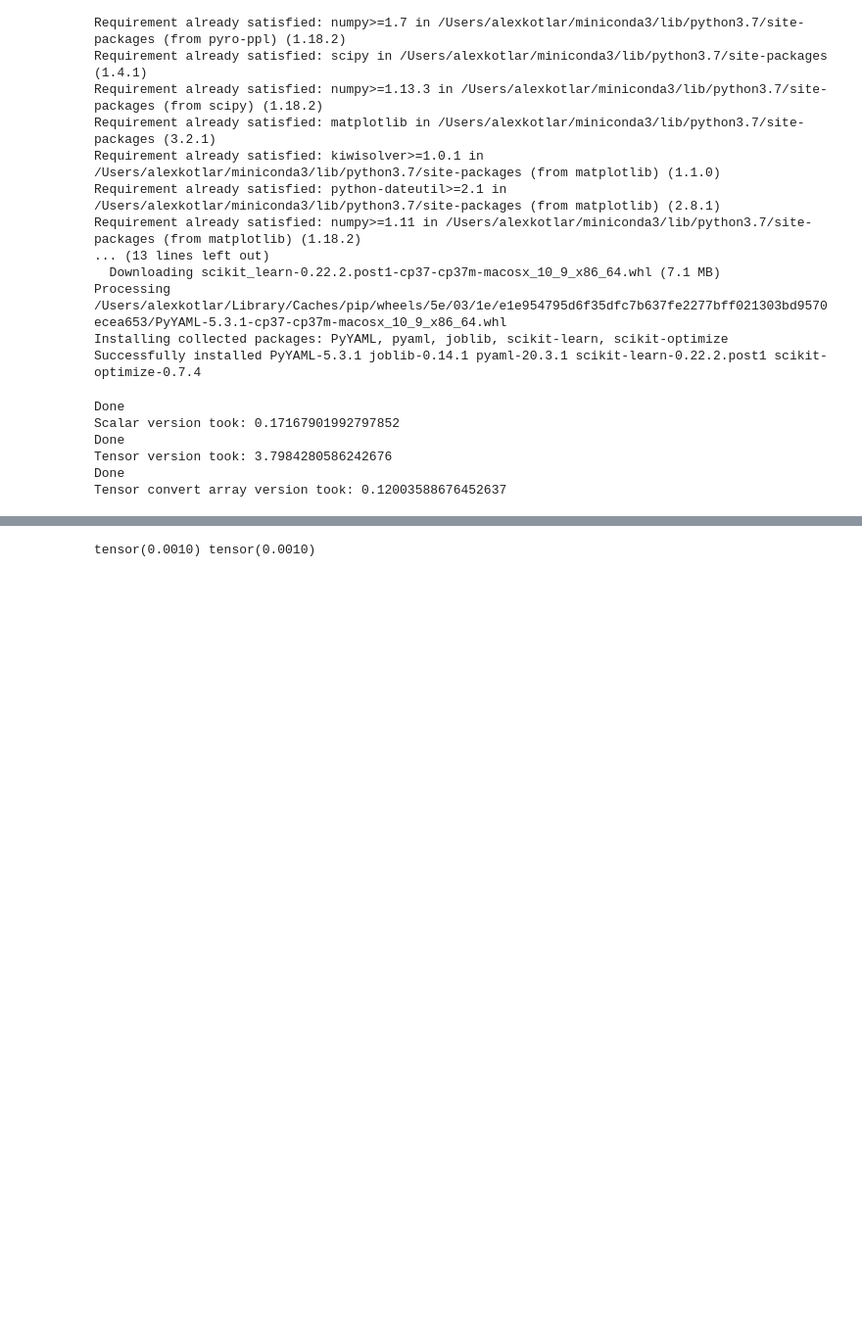
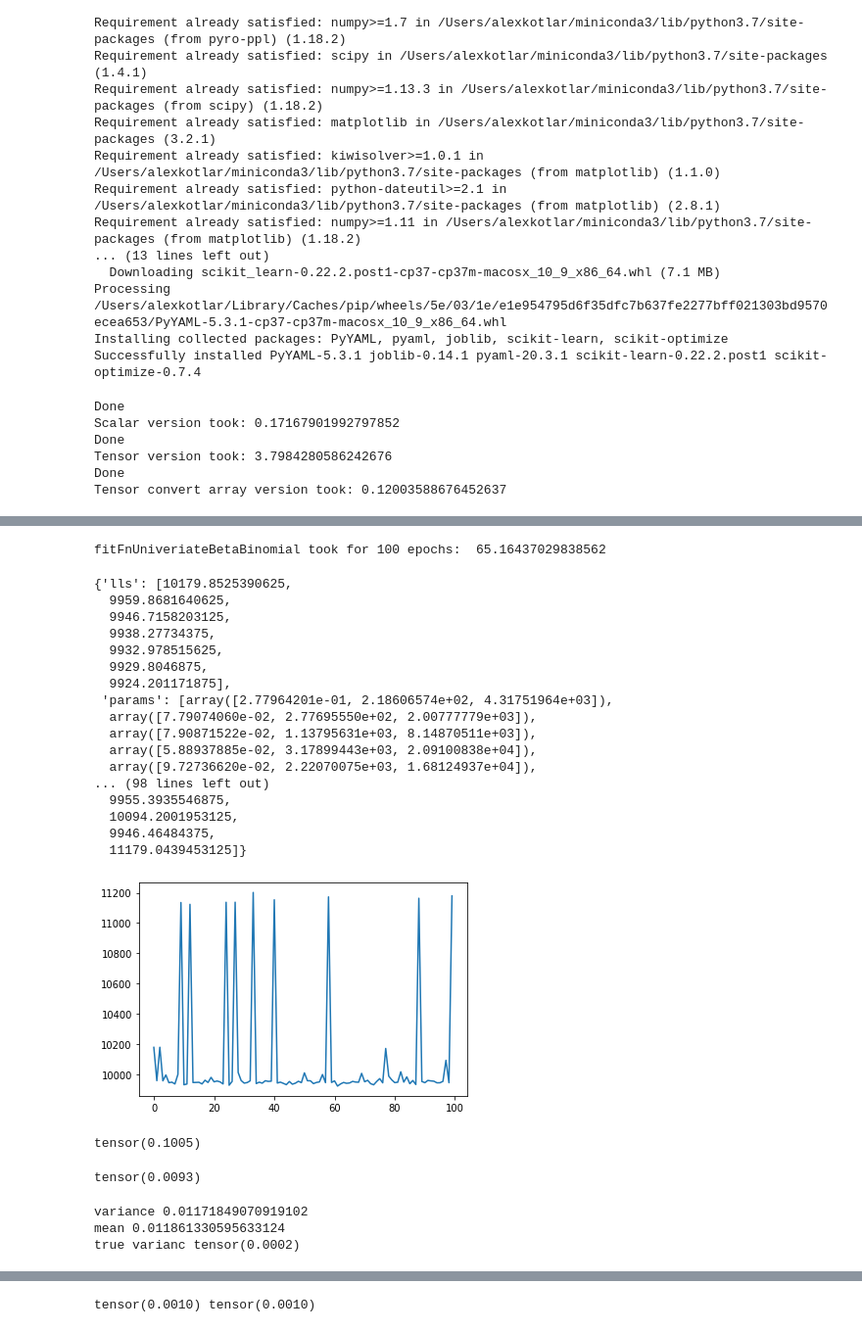
Before and after one commit to akotlar/multivariate-tada, a Jupyter notebook: TADAM.ipynb, the cells around one changed output, grey strips where cells are left out. Shown at 98% size. Drawn from its saved outputs; the diff is of its cells as text; code cells hidden in the pictures; blank space fills up the shorter version.

```diff
--- a/TADAM.ipynb
+++ b/TADAM.ipynb
@@ -276,3 +404,5 @@ def fitFnUniveriate(altCountsByGene, pDs, nEpochs = 100):
 #tensor(-2.5290): llUnivariateSingleGeneJensen(xCtrl = tensor(10.), xCase = tensor(1.), pD = tensor(.01), pi0 = tensor(.9), pi1 = tensor(.1), pDgivenV = tensor(.001))
 r = llUnivariateSingleGeneNoJensen(xCtrl = tensor(10.), xCase = tensor(1.), pD = tensor(.01), pi0 = tensor(.9), pi1 = tensor(.1), pDgivenV = tensor(.001))
 assert(abs(-r + tensor(-2.4010)) < .1)
+# %%
+fitFnUniveriateBetaBinomial(altCountsByGeneRR2Shape5, pDs, nEpochs=100, minLLThresholdCount=100, debug=True)
@@ -279,3 +429,35 @@ assert(abs(-r + tensor(-2.4010)) < .1)
+# %%
+start = time.time()
+res = fitFnUniveriateBetaBinomial(altCountsByGene, pDs, nEpochs=100, minLLThresholdCount=100, debug=False)
+print("fitFnUniveriateBetaBinomial took for 100 epochs: ", time.time() - start)
+# %% [output]
+fitFnUniveriateBetaBinomial took for 100 epochs:  65.16437029838562
+# %%
+pyplot.plot(res["llTrajectory"])
+res
+# %% [output]
+{'lls': [10179.8525390625,
+  9959.8681640625,
+  9946.7158203125,
+  9938.27734375,
+  9932.978515625,
+  9929.8046875,
+  9924.201171875],
+ 'params': [array([2.77964201e-01, 2.18606574e+02, 4.31751964e+03]),
+  array([7.79074060e-02, 2.77695550e+02, 2.00777779e+03]),
+  array([7.90871522e-02, 1.13795631e+03, 8.14870511e+03]),
+  array([5.88937885e-02, 3.17899443e+03, 2.09100838e+04]),
+  array([9.72736620e-02, 2.22070075e+03, 1.68124937e+04]),
+... (98 lines left out)
+  9955.3935546875,
+  10094.2001953125,
+  9946.46484375,
+  11179.0439453125]}
+[figure, added]
+# %%
+pDgivenV(.01, afsByGene[0:2000, 0, 1], 1e-4).mean()
+# %% [output]
+tensor(0.1005)
 # %%
 # nSamples shape: [nConditions, 2] , last dim is ctrls, cases
 
@@ -357,3 +539,7 @@ def genDataSequential(nSamples, pDs, diseaseFractions, rrShape, rrMeans, afMean,
     print("geneAltCounts", altCounts, altCounts.shape, "probs", probs, probs.shape)
 
     return altCounts, probs
+# %%
+pDgivenV(.01, afsByGeneRR2Shape5[0:2000, 0, 1], afsByGeneRR2Shape5[0:2000, 0, 0]).std()
+# %% [output]
+tensor(0.0093)
@@ -359,0 +552,8 @@ def genDataSequential(nSamples, pDs, diseaseFractions, rrShape, rrMeans, afMean,
+# %%
+print("variance", betaVariance(6.47e1,5.39e3))
+print("mean", betaMean(6.47e1,5.39e3))
+print("true varianc", )
+# %% [output]
+variance 0.01171849070919102
+mean 0.011861330595633124
+true varianc tensor(0.0002)
```
Also changed, not shown: parts of 14 cells of this notebook, 1 other file.
